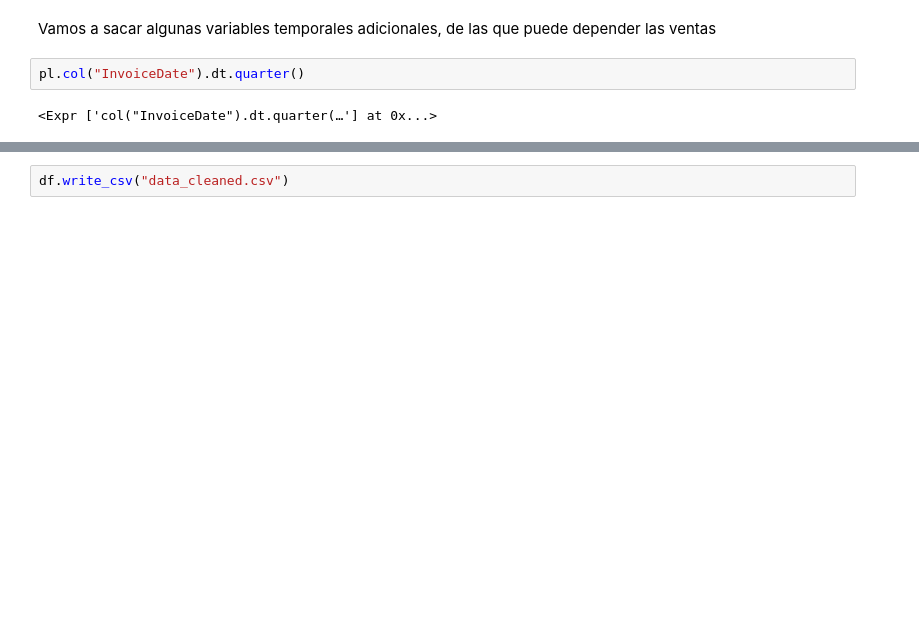
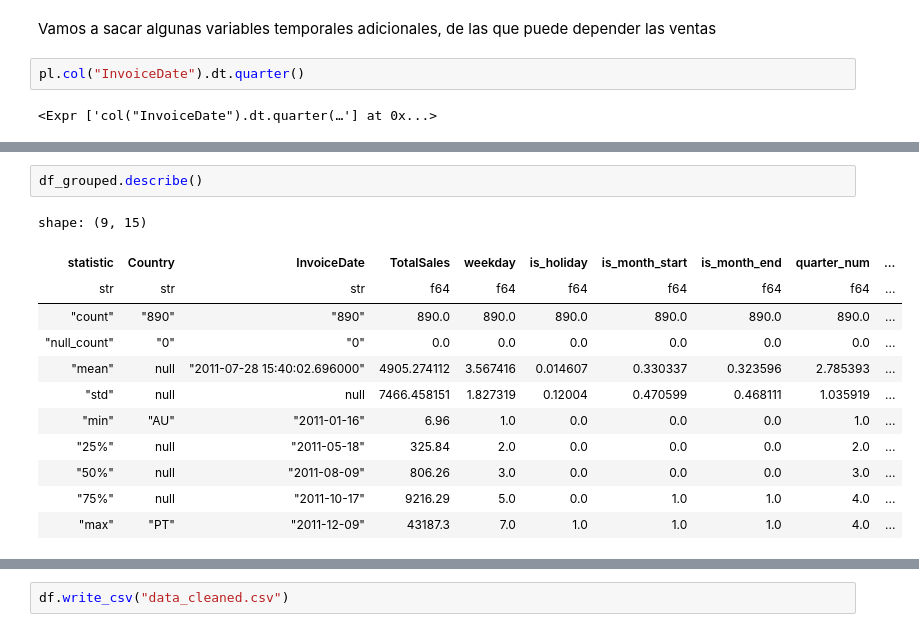
Before and after one commit to Thepelican18/Master_AI_group_activity_1, a Jupyter notebook: limpieza.ipynb, the cells around one changed output, grey strips where cells are left out. Saved outputs shown, nothing was run; the diff lists cells and outputs as text; blank space fills up the shorter version.

```diff
--- a/limpieza.ipynb
+++ b/limpieza.ipynb
@@ -688,0 +780,15 @@ shape: (442_222, 10)
+# %%
+df_grouped.describe()
+# %% [output]
+shape: (9, 15)
+| statistic | Country | InvoiceDate | TotalSales | weekday | is_holiday | is_month_start | is_month_end | quarter_num | ... |
+| str | str | str | f64 | f64 | f64 | f64 | f64 | f64 | ... |
+| "count" | "890" | "890" | 890.0 | 890.0 | 890.0 | 890.0 | 890.0 | 890.0 | ... |
+| "null_count" | "0" | "0" | 0.0 | 0.0 | 0.0 | 0.0 | 0.0 | 0.0 | ... |
+| "mean" | null | "2011-07-28 15:40:02.696000" | 4905.274112 | 3.567416 | 0.014607 | 0.330337 | 0.323596 | 2.785393 | ... |
+| "std" | null | null | 7466.458151 | 1.827319 | 0.12004 | 0.470599 | 0.468111 | 1.035919 | ... |
+| "min" | "AU" | "2011-01-16" | 6.96 | 1.0 | 0.0 | 0.0 | 0.0 | 1.0 | ... |
+| "25%" | null | "2011-05-18" | 325.84 | 2.0 | 0.0 | 0.0 | 0.0 | 2.0 | ... |
+| "50%" | null | "2011-08-09" | 806.26 | 3.0 | 0.0 | 0.0 | 0.0 | 3.0 | ... |
+| "75%" | null | "2011-10-17" | 9216.29 | 5.0 | 0.0 | 1.0 | 1.0 | 4.0 | ... |
+| "max" | "PT" | "2011-12-09" | 43187.3 | 7.0 | 1.0 | 1.0 | 1.0 | 4.0 | ... |
```
Also changed, not shown: parts of 32 cells of this notebook, 3 other files.
